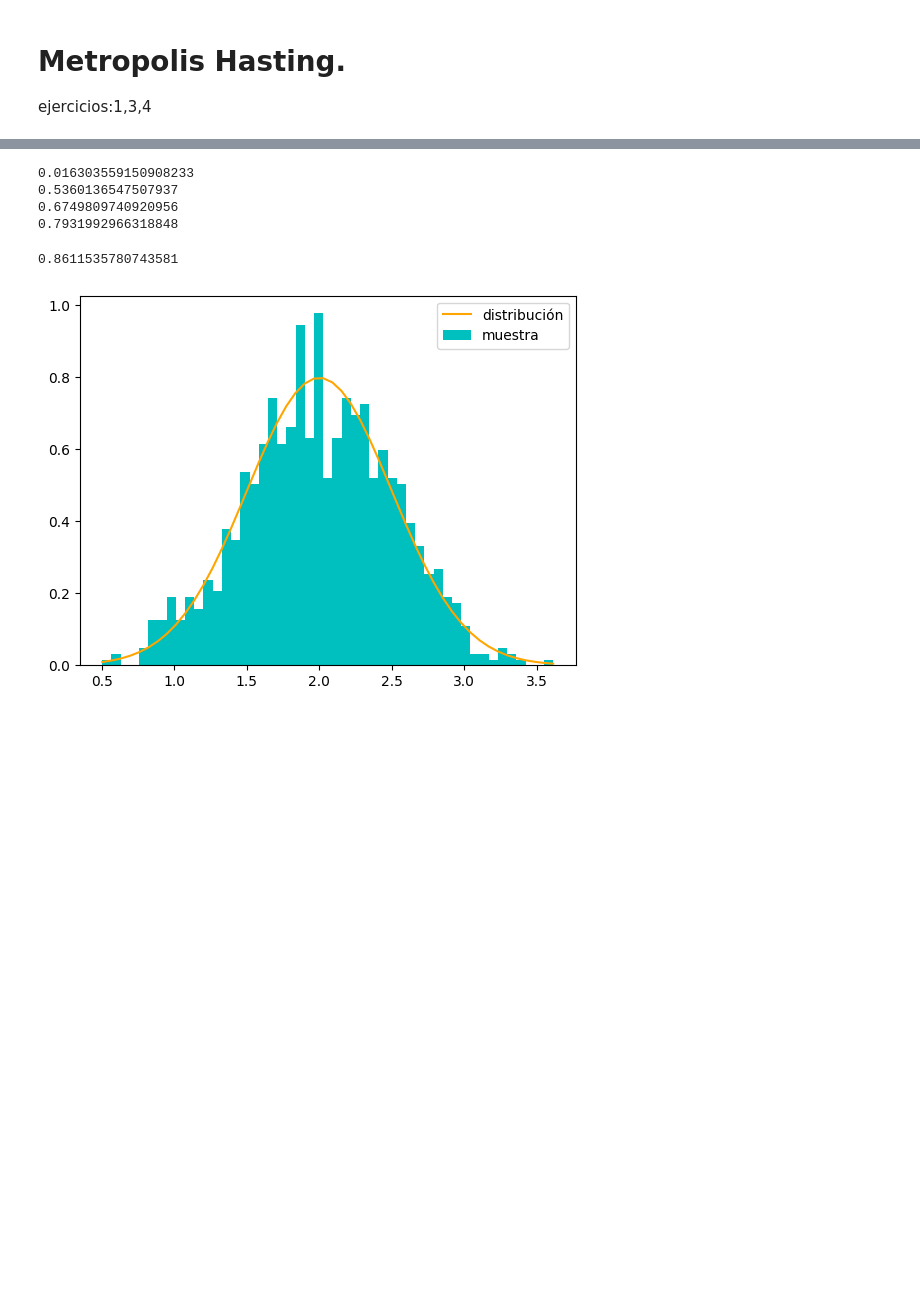
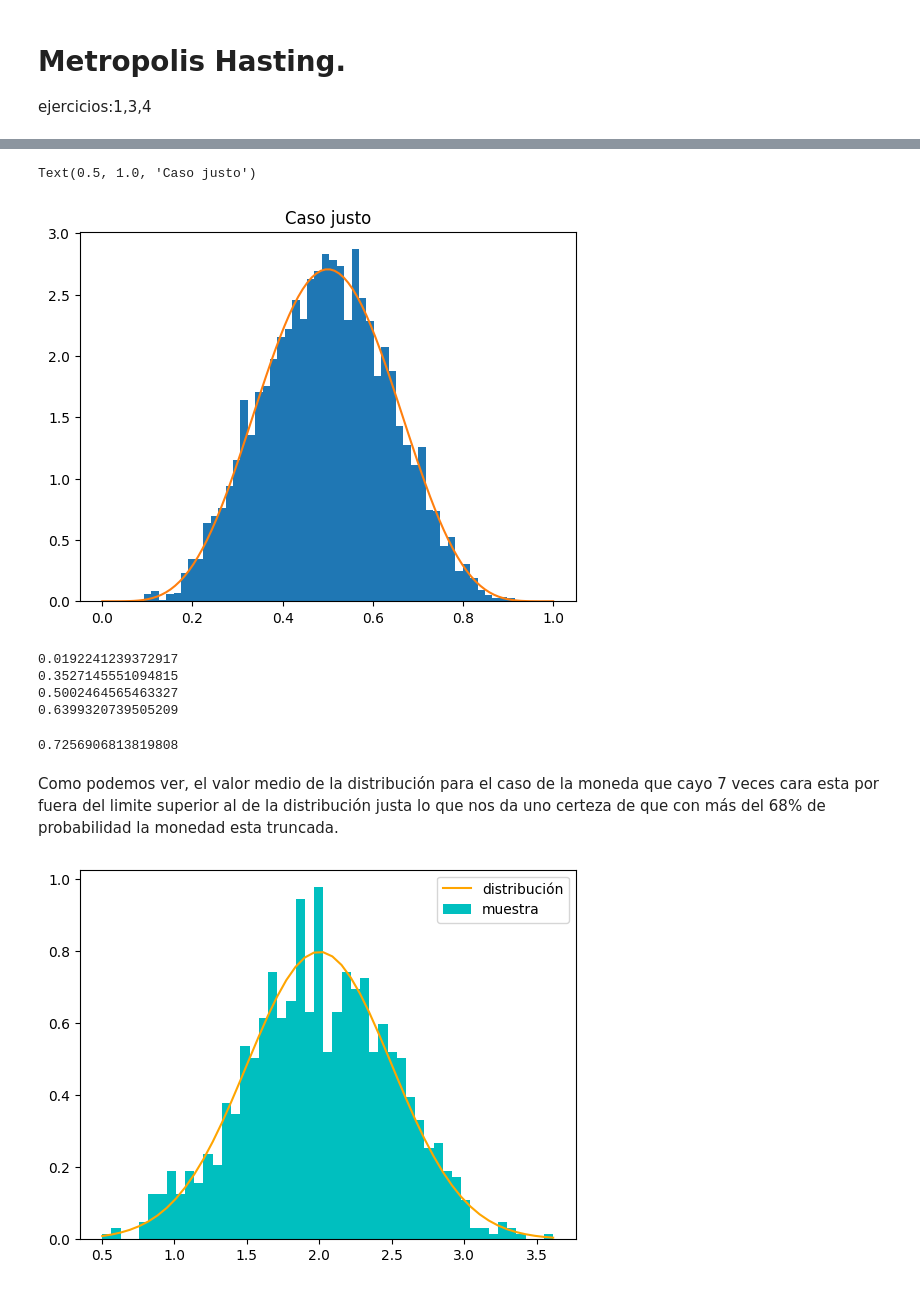
Before and after one commit to Sebaspm05/Metodos1_JuanSebastianPabon-KarenPolo, a Jupyter notebook: Taller 4/Metodos_Taller4.ipynb, the cells around one changed output, grey strips where cells are left out. Cells and saved outputs as stored; diff of their text form; code cells hidden in the pictures; blank space fills up the shorter version.

```diff
--- a/Taller 4/Metodos_Taller4.ipynb
+++ b/Taller 4/Metodos_Taller4.ipynb
@@ -427,26 +459,33 @@ plt.plot(p,post/I)
+# %%
+plt.hist(MCMC1,density=True,bins=50)
+plt.plot(p,post/I)
+plt.title('Caso justo')
+# %% [output]
+Text(0.5, 1.0, 'Caso justo')
+[figure, added]
 # %%
 #Percentil de confianza
-var= np.var(MCMC)
+var= np.var(MCMC1)
 print(var)
 
 #limite inferior
-limitinf= np.percentile(MCMC,16)
+limitinf= np.percentile(MCMC1,16)
 print(limitinf)
 
 #mediana
-med= np.percentile(MCMC,50)
+med= np.percentile(MCMC1,50)
 print(med)
 
 #limite superior
-limitsup= np.percentile (MCMC,84)
+limitsup= np.percentile (MCMC1,84)
 print(limitsup)
 # %% [output]
-0.016303559150908233
-0.5360136547507937
-0.6749809740920956
-0.7931992966318848
+0.0192241239372917
+0.3527145551094815
+0.5002464565463327
+0.6399320739505209
 # %%
-upperlimit = np.percentile(MCMC,95) #intervalo de confianza
+upperlimit = np.percentile(MCMC1,95) #intervalo de confianza
 print(upperlimit)
 # %% [output]
-0.8611535780743581
+0.7256906813819808
@@ -455,3 +492,5 @@ print(upperlimit)
+# %% [markdown]
+Como podemos ver, el valor medio de la distribución para el caso de la moneda que cayo 7 veces cara esta por fuera del limite superior al de la distribución justa lo que nos da uno certeza de que con más del 68% de probabilidad la monedad esta truncada.
 # %%
 #3
 N=1000
```
Also changed, not shown: parts of 21 cells of this notebook.
